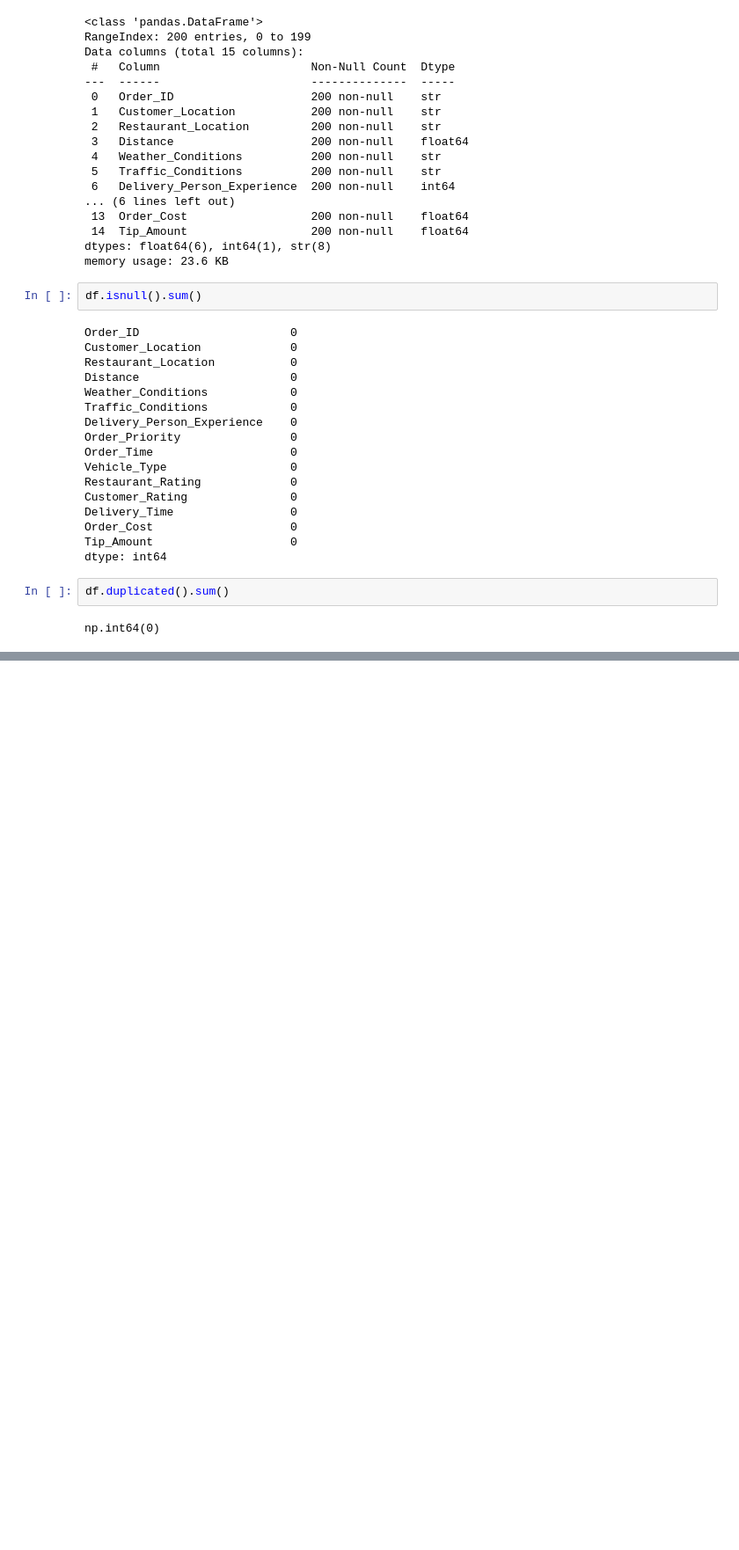
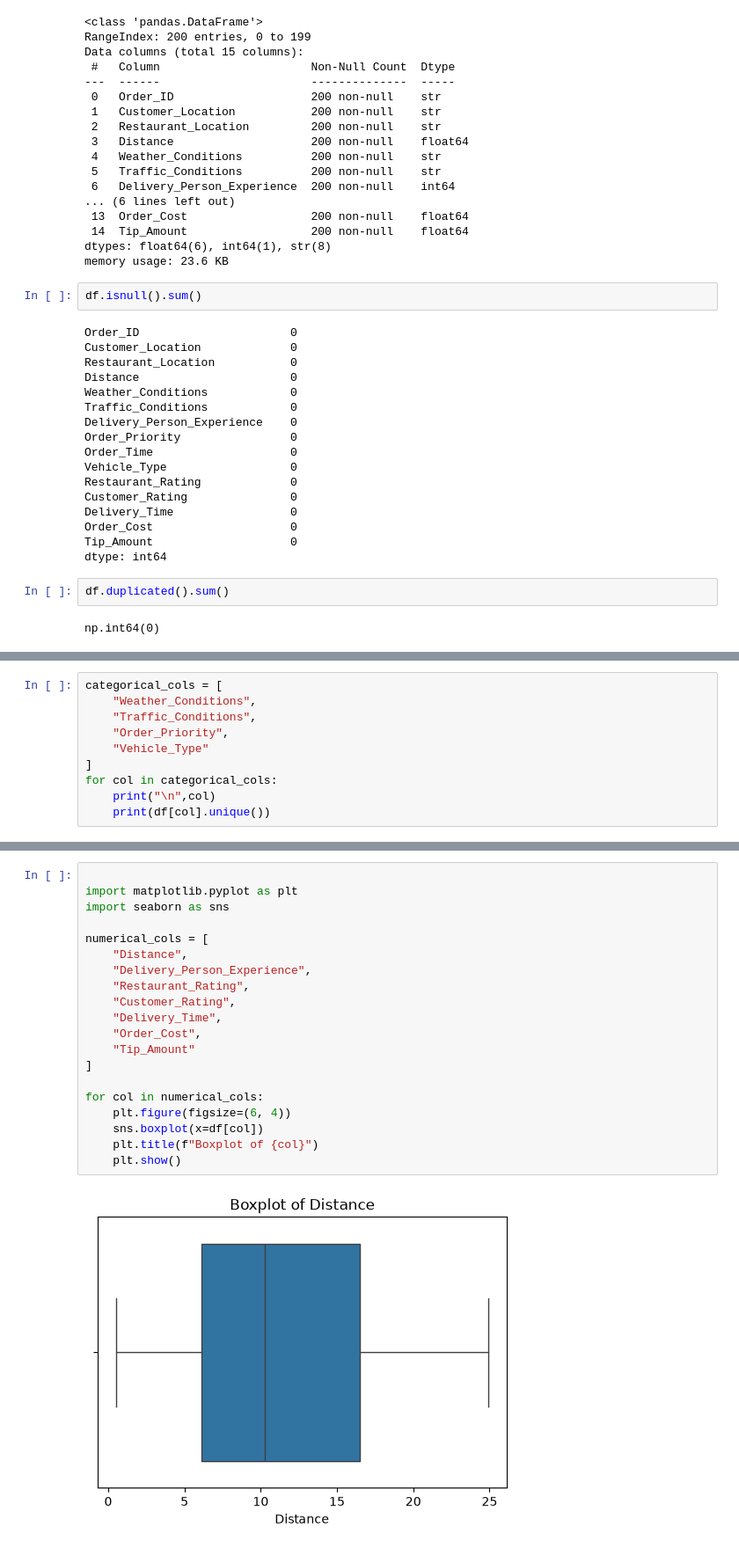
Before and after one commit to paarthrana/Food-Delivery-Time-Prediction, a Jupyter notebook: notebooks/main.ipynb, the cells around one changed output, grey strips where cells are left out. Shown at 88% size. Saved outputs shown, nothing was run; the diff lists cells and outputs as text; blank space fills up the shorter version.

```diff
--- a/notebooks/main.ipynb
+++ b/notebooks/main.ipynb
@@ -63,0 +106,10 @@ np.int64(0)
+# %%
+categorical_cols = [
+    "Weather_Conditions",
+    "Traffic_Conditions",
+    "Order_Priority",
+    "Vehicle_Type"
+]
+for col in categorical_cols:
+    print("\n",col)
+    print(df[col].unique())
@@ -63,0 +167,22 @@ np.int64(0)
+# %%
+
+import matplotlib.pyplot as plt
+import seaborn as sns
+
+numerical_cols = [
+    "Distance",
+    "Delivery_Person_Experience",
+    "Restaurant_Rating",
+    "Customer_Rating",
+    "Delivery_Time",
+    "Order_Cost",
+    "Tip_Amount"
+]
+
+for col in numerical_cols:
+    plt.figure(figsize=(6, 4))
+    sns.boxplot(x=df[col])
+    plt.title(f"Boxplot of {col}")
+    plt.show()
+# %% [output]
+[figure, added]
```
Also changed, not shown: parts of 7 cells of this notebook.
